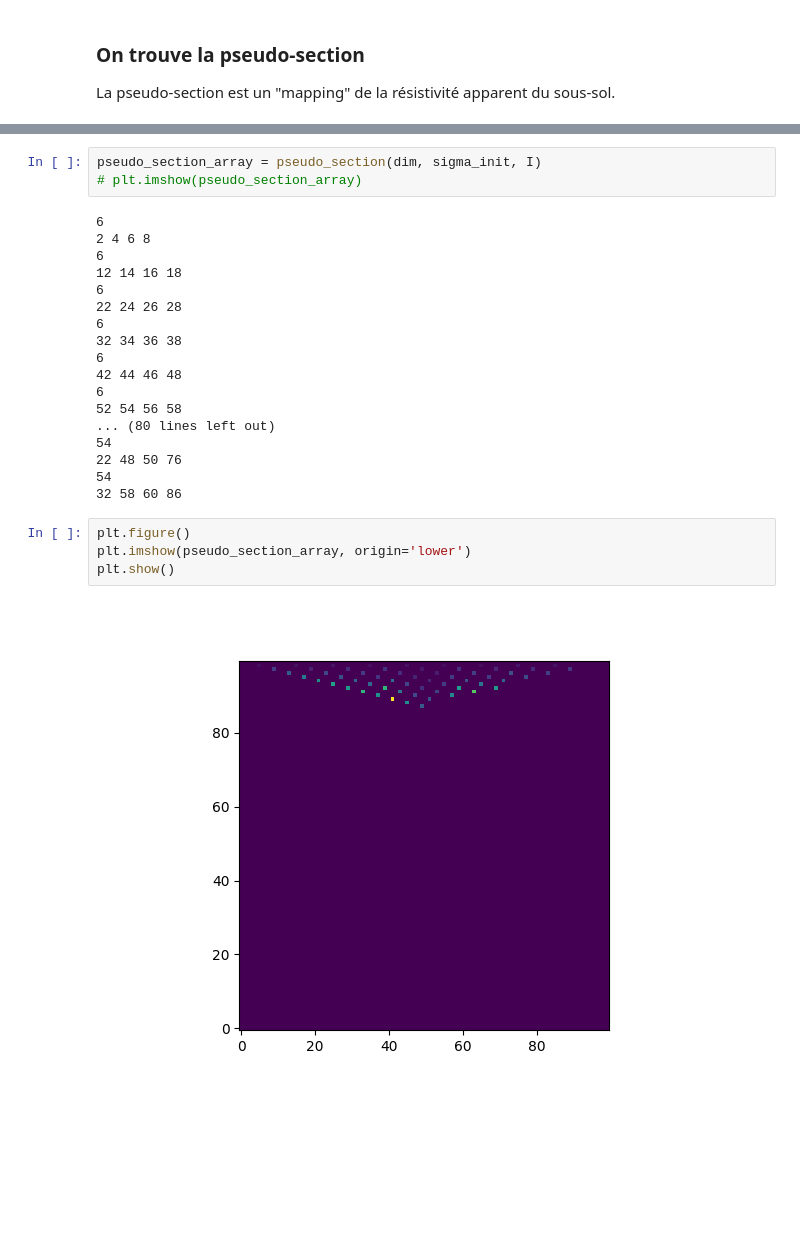
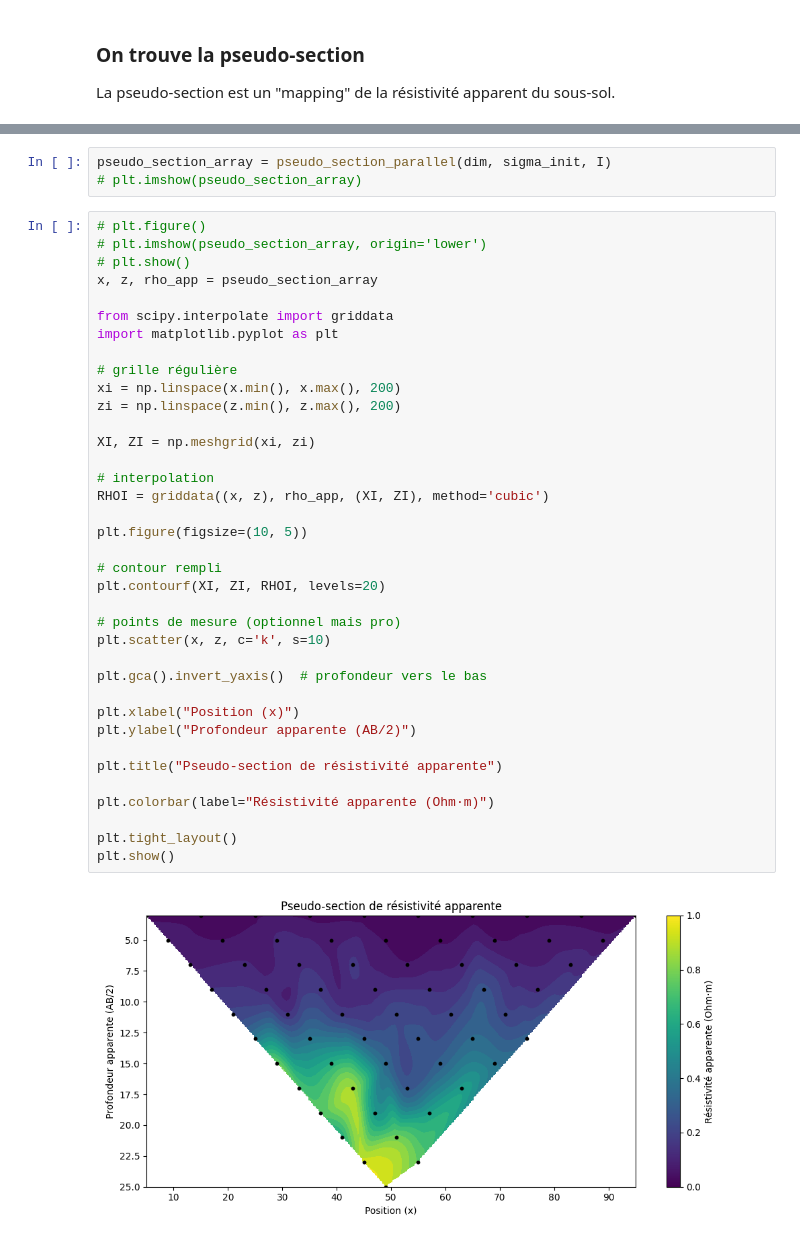
Before and after one commit to AlexandreChevrette/ProjetFinal_PhysiqueNumerique, a Jupyter notebook: Projet_physnum.ipynb, the cells around one changed output, grey strips where cells are left out. Cells and saved outputs as stored; diff of their text form; blank space fills up the shorter version.

Commit message:
pseudo-section optimisé

```diff
--- a/Projet_physnum.ipynb
+++ b/Projet_physnum.ipynb
@@ -251,27 +375,42 @@ def pseudo_section(dimension, cond, I):
 # %%
-pseudo_section_array = pseudo_section(dim, sigma_init, I)
+pseudo_section_array = pseudo_section_parallel(dim, sigma_init, I)
 # plt.imshow(pseudo_section_array)
-# %% [output]
-6
-2 4 6 8
-6
-12 14 16 18
-6
-22 24 26 28
-6
-32 34 36 38
-6
-42 44 46 48
-6
-52 54 56 58
-... (80 lines left out)
-54
-22 48 50 76
-54
-32 58 60 86
 # %%
-plt.figure()
-plt.imshow(pseudo_section_array, origin='lower')
+# plt.figure()
+# plt.imshow(pseudo_section_array, origin='lower')
+# plt.show()
+x, z, rho_app = pseudo_section_array
+
+from scipy.interpolate import griddata
+import matplotlib.pyplot as plt
+
+# grille régulière
+xi = np.linspace(x.min(), x.max(), 200)
+zi = np.linspace(z.min(), z.max(), 200)
+
+XI, ZI = np.meshgrid(xi, zi)
+
+# interpolation
+RHOI = griddata((x, z), rho_app, (XI, ZI), method='cubic')
+
+plt.figure(figsize=(10, 5))
+
+# contour rempli
+plt.contourf(XI, ZI, RHOI, levels=20)
+
+# points de mesure (optionnel mais pro)
+plt.scatter(x, z, c='k', s=10)
+
+plt.gca().invert_yaxis()  # profondeur vers le bas
+
+plt.xlabel("Position (x)")
+plt.ylabel("Profondeur apparente (AB/2)")
+
+plt.title("Pseudo-section de résistivité apparente")
+
+plt.colorbar(label="Résistivité apparente (Ohm·m)")
+
+plt.tight_layout()
 plt.show()
 # %% [output]
-[figure, old version]
+[figure, new version]
```
Also changed, not shown: parts of 7 cells of this notebook.
